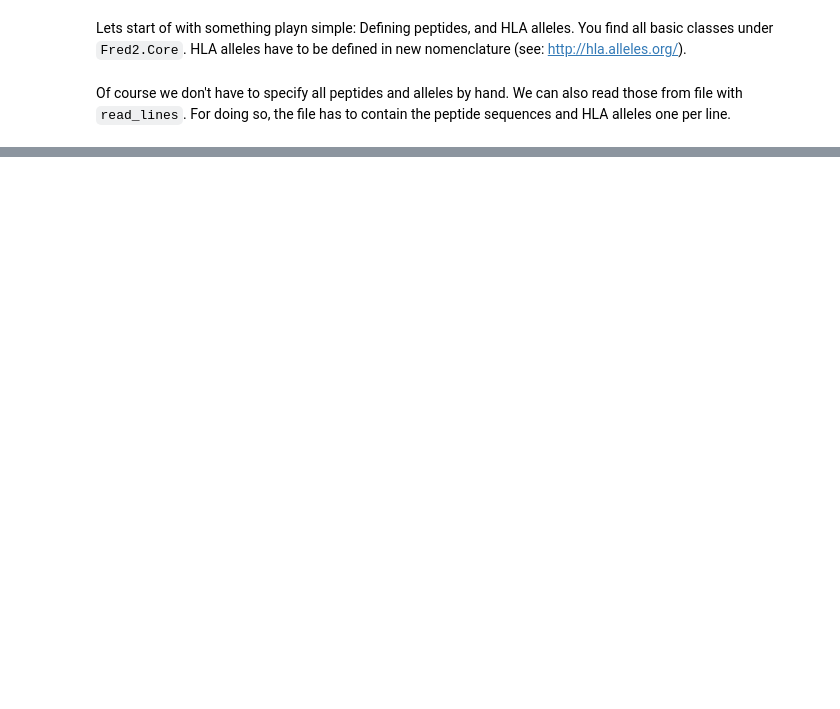
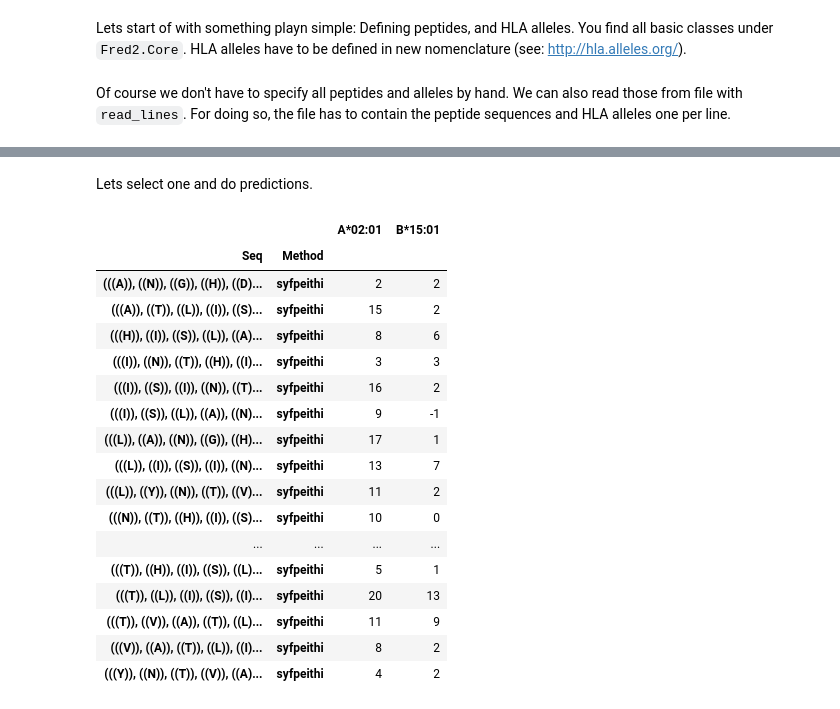
Before and after one commit to FRED-2/Fred2, a Jupyter notebook: Fred2/tutorials/EpitopePrediction.ipynb, the cells around one changed output, grey strips where cells are left out. Cells and saved outputs as stored; diff of their text form; code cells hidden in the pictures; blank space fills up the shorter version.

```diff
--- a/Fred2/tutorials/EpitopePrediction.ipynb
+++ b/Fred2/tutorials/EpitopePrediction.ipynb
@@ -35,0 +85,25 @@ IOError: [Errno 2] No such file or directory: '../Data/examples/peptide.txt'
+# %% [markdown]
+Lets select one and do predictions.
+# %%
+predictor = EpitopePredictorFactory("Syfpeithi")
+results = predictor.predict(peptides2, alleles=alleles)
+results
+# %% [output]
+|  |  | A*02:01 | B*15:01 |
+| Seq | Method |  |  |
+| (((A)), ((N)), ((G)), ((H)), ((D)... | syfpeithi | 2 | 2 |
+| (((A)), ((T)), ((L)), ((I)), ((S)... | syfpeithi | 15 | 2 |
+| (((H)), ((I)), ((S)), ((L)), ((A)... | syfpeithi | 8 | 6 |
+| (((I)), ((N)), ((T)), ((H)), ((I)... | syfpeithi | 3 | 3 |
+| (((I)), ((S)), ((I)), ((N)), ((T)... | syfpeithi | 16 | 2 |
+| (((I)), ((S)), ((L)), ((A)), ((N)... | syfpeithi | 9 | -1 |
+| (((L)), ((A)), ((N)), ((G)), ((H)... | syfpeithi | 17 | 1 |
+| (((L)), ((I)), ((S)), ((I)), ((N)... | syfpeithi | 13 | 7 |
+| (((L)), ((Y)), ((N)), ((T)), ((V)... | syfpeithi | 11 | 2 |
+| (((N)), ((T)), ((H)), ((I)), ((S)... | syfpeithi | 10 | 0 |
+| ... | ... | ... | ... |
+| (((T)), ((H)), ((I)), ((S)), ((L)... | syfpeithi | 5 | 1 |
+| (((T)), ((L)), ((I)), ((S)), ((I)... | syfpeithi | 20 | 13 |
+| (((T)), ((V)), ((A)), ((T)), ((L)... | syfpeithi | 11 | 9 |
+| (((V)), ((A)), ((T)), ((L)), ((I)... | syfpeithi | 8 | 2 |
+| (((Y)), ((N)), ((T)), ((V)), ((A)... | syfpeithi | 4 | 2 |
```
Also changed, not shown: parts of 23 cells of this notebook, 7 other files.
